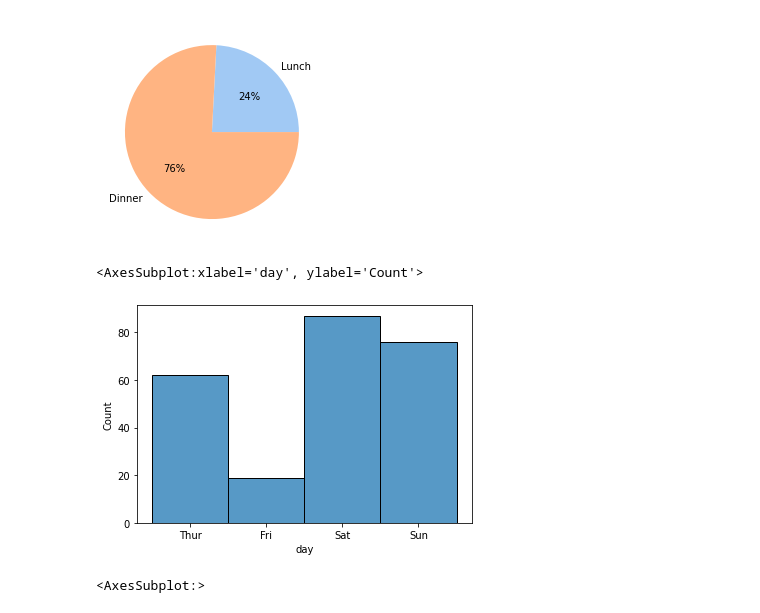
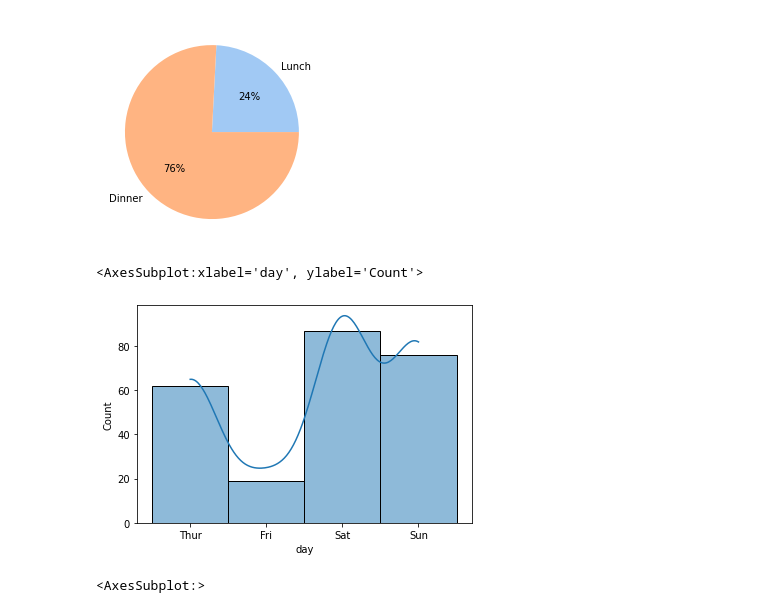
Before and after one commit to thaisratis/Curso_DataScience_Minsait, a Jupyter notebook: Notebooks/Aula02/Seaborn.ipynb, the cells around one changed output. Drawn from its saved outputs; the diff is of its cells as text; code cells hidden in the pictures.

```diff
--- a/Notebooks/Aula02/Seaborn.ipynb
+++ b/Notebooks/Aula02/Seaborn.ipynb
@@ -129,10 +128,10 @@ plt.show()
 # %% [output]
 [figure]
 # %%
-sns.histplot(data=df, x="day")#, kde=True)
+sns.histplot(data=df, x="day", kde=True)
 # %% [output]
 <AxesSubplot:xlabel='day', ylabel='Count'>
-[figure, old version]
+[figure, new version]
 # %%
 corr_matrix = df.corr()
 sns.heatmap(corr_matrix, annot=True)
```
Also changed, not shown: parts of 5 cells of this notebook, 8 other files.
